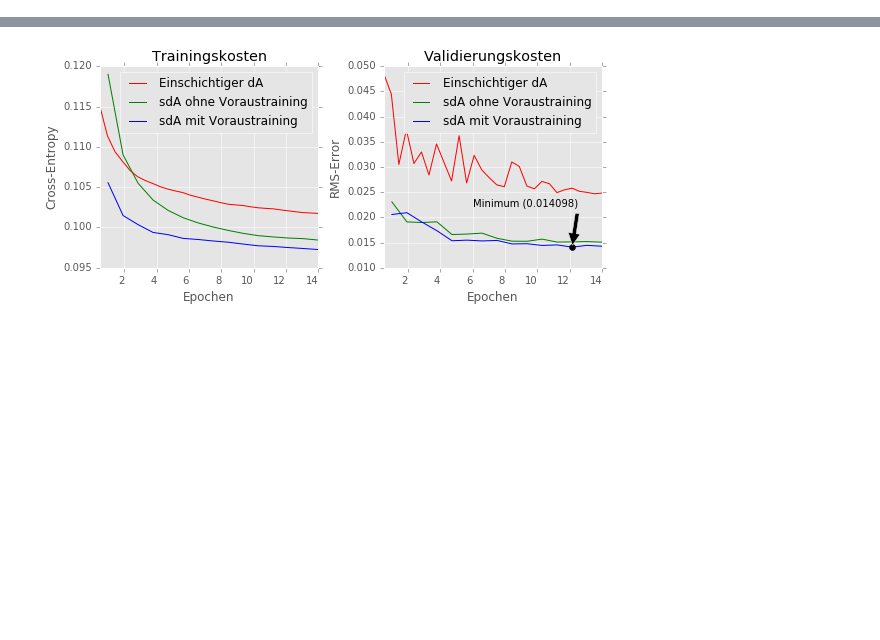
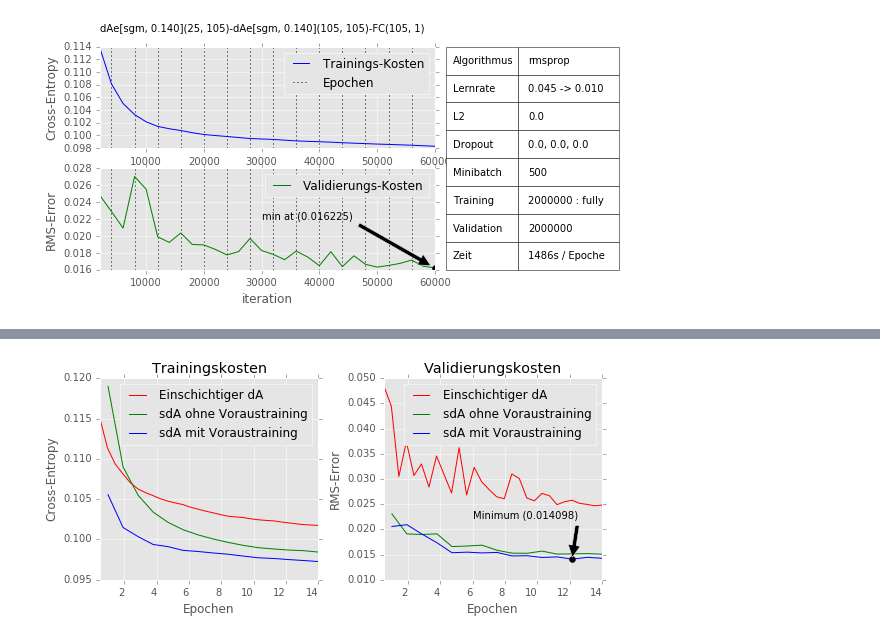
Before and after one commit to codingluke/ba-thesis-code, a Jupyter notebook: notebooks/autoencoder.ipynb, the cells around one changed output, grey strips where cells are left out. Cells and saved outputs as stored; diff of their text form; code cells hidden in the pictures; blank space fills up the shorter version.

```diff
--- a/notebooks/autoencoder.ipynb
+++ b/notebooks/autoencoder.ipynb
@@ -12,4 +31,8 @@ import matplotlib.patches as mpatches
 # %%
 mr = MetricReader(config_dir_path='../training/no_spearmint/simple.json')
 m = MetricRecorder(config_dir_path='../training/no_spearmint/simple.json')
+# %%
+mr.plot(2, experiment_name='sda2')
+# %% [output]
+[figure, added]
 # %%
```
Also changed, not shown: parts of 7 cells of this notebook, 2 other files.
